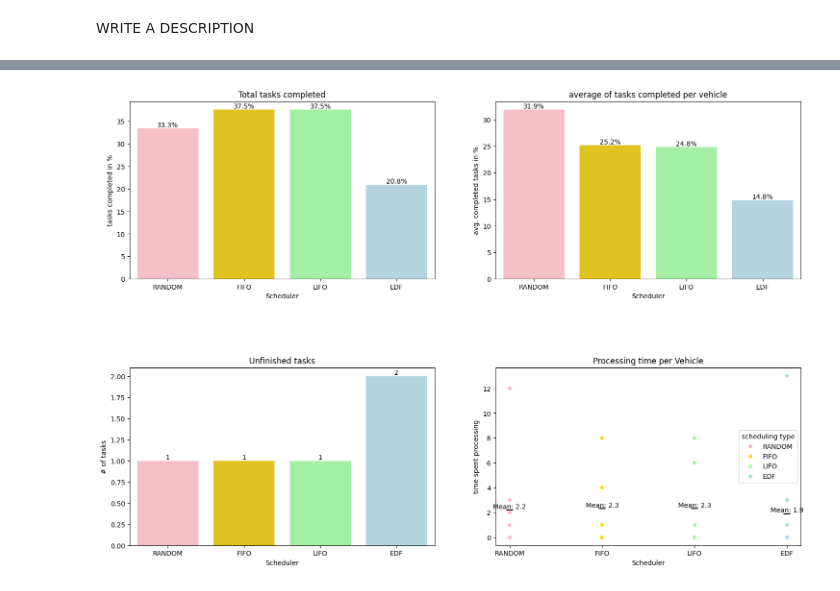
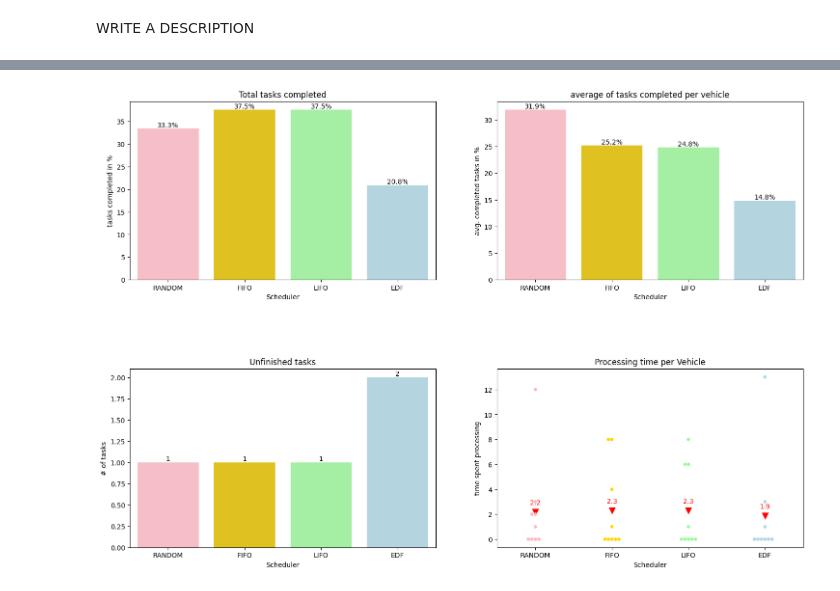
Before and after one commit to ank-ai/virtual_edge, a Jupyter notebook: code/SimPy/(4)newSchedulerSimpy.ipynb, the cells around one changed output, grey strips where cells are left out. Cells and saved outputs as stored; diff of their text form; code cells hidden in the pictures.

Commit message:
Refactored plots and def run_sim()

```diff
--- a/code/SimPy/(4)newSchedulerSimpy.ipynb
+++ b/code/SimPy/(4)newSchedulerSimpy.ipynb
@@ -352,52 +326,52 @@ Vehicle 8 generated a new Task at 29 - new Task id:23, priority: 4 and duration:
 # %%
+scheduling_type = ['RANDOM', 'FIFO', 'LIFO', 'EDF']
+
+pastel_colors = ['#FFB6C1', '#FFD700', '#98FB98', '#ADD8E6']
+
 # Create subplots
 fig, axes = plt.subplots(2, 2, figsize=(18, 12))
 plt.subplots_adjust(hspace=0.5)
 
-# Define pastel colors
-pastel_colors = ['#FFB6C1', '#FFD700', '#98FB98', '#ADD8E6']
 
 # Plot 1
-sns.barplot(x=scheduling_type, y=simulation_data['total tasks completed percentage'], ax=axes[0, 0], hue=scheduling_type, palette=pastel_colors)
+sns.barplot(x=scheduling_type, y=simulation_data['total tasks completed percentage'], ax=axes[0, 0], hue= scheduling_type, palette=pastel_colors)
 axes[0, 0].set_title('Total tasks completed')
 axes[0, 0].set_xlabel('Scheduler')
 axes[0, 0].set_ylabel('tasks completed in %')
 
 # Plot 2
-sns.barplot(x=scheduling_type, y=simulation_data['avg. tasks completed per vehicle'], ax=axes[0, 1], hue=scheduling_type, palette=pastel_colors)
+sns.barplot(x=scheduling_type, y=simulation_data['avg. tasks completed per vehicle'], ax=axes[0, 1], hue= scheduling_type, palette=pastel_colors)
 axes[0, 1].set_title('average of tasks completed per vehicle')
 axes[0, 1].set_xlabel('Scheduler')
 axes[0, 1].set_ylabel('avg. completed tasks in %')
 
 # Plot 3
-sns.barplot(x=scheduling_type, y=simulation_data['incomplete tasks'], ax=axes[1, 0], hue=scheduling_type, palette=pastel_colors)
+sns.barplot(x=scheduling_type, y=simulation_data['incomplete tasks'], ax=axes[1, 0], hue= scheduling_type, palette=pastel_colors)
 axes[1, 0].set_title('Unfinished tasks')
 axes[1, 0].set_xlabel('Scheduler')
 axes[1, 0].set_ylabel('# of tasks')
 
 # plot 4
-sns.scatterplot(data=processing_time, x='scheduling type', y='total processing time of vehicle', ax=axes[1, 1],hue = 'scheduling type', palette=pastel_colors)
+sns.swarmplot(data=exploded_data, x='scheduling type', y='vehicle processing times', ax=axes[1, 1], hue= exploded_data['scheduling type'], palette=pastel_colors)
 axes[1,1].set_title('Processing time per Vehicle')
 axes[1,1].set_xlabel('Scheduler')
 axes[1,1].set_ylabel('time spent processing')
 
 #labeling the plots
 for index, value in enumerate(simulation_data['total tasks completed percentage']):
     axes[0, 0].text(index, value, f"{round(value,1)}%", ha='center', va='bottom')
 
 for index, value in enumerate(simulation_data['avg. tasks completed per vehicle']):
     axes[0, 1].text(index, value,f"{round(value,1)}%", ha='center', va='bottom')
 
 for index, value in enumerate(simulation_data['incomplete tasks']):
     axes[1, 0].text(index, value, str(value), ha='center', va='bottom')
 
-# Add mean as separate points
-for index, row in mean_processing_time.iterrows():
-    mean = row['mean']
-    total = row['sum']
-    axes[1, 1].scatter(row['scheduling type'], mean, color='black', marker='_', s=100)
-    axes[1, 1].text(row['scheduling type'], mean, f'Mean: {mean}', ha='center', va='bottom')
+sns.pointplot(data= simulation_data, x='scheduling type', y='mean vehicle processing times', color='red', markers='v', linestyle='none')
+
+for i, row in simulation_data.iterrows():
+    plt.text(i, row['mean vehicle processing times'] + 1, f'{row["mean vehicle processing times"]:.1f}', color='red', ha="center", va = "top")
 
 plt.show()
 # %% [output]
-[figure, old version]
+[figure, new version]
```
Also changed, not shown: parts of 5 cells of this notebook.
